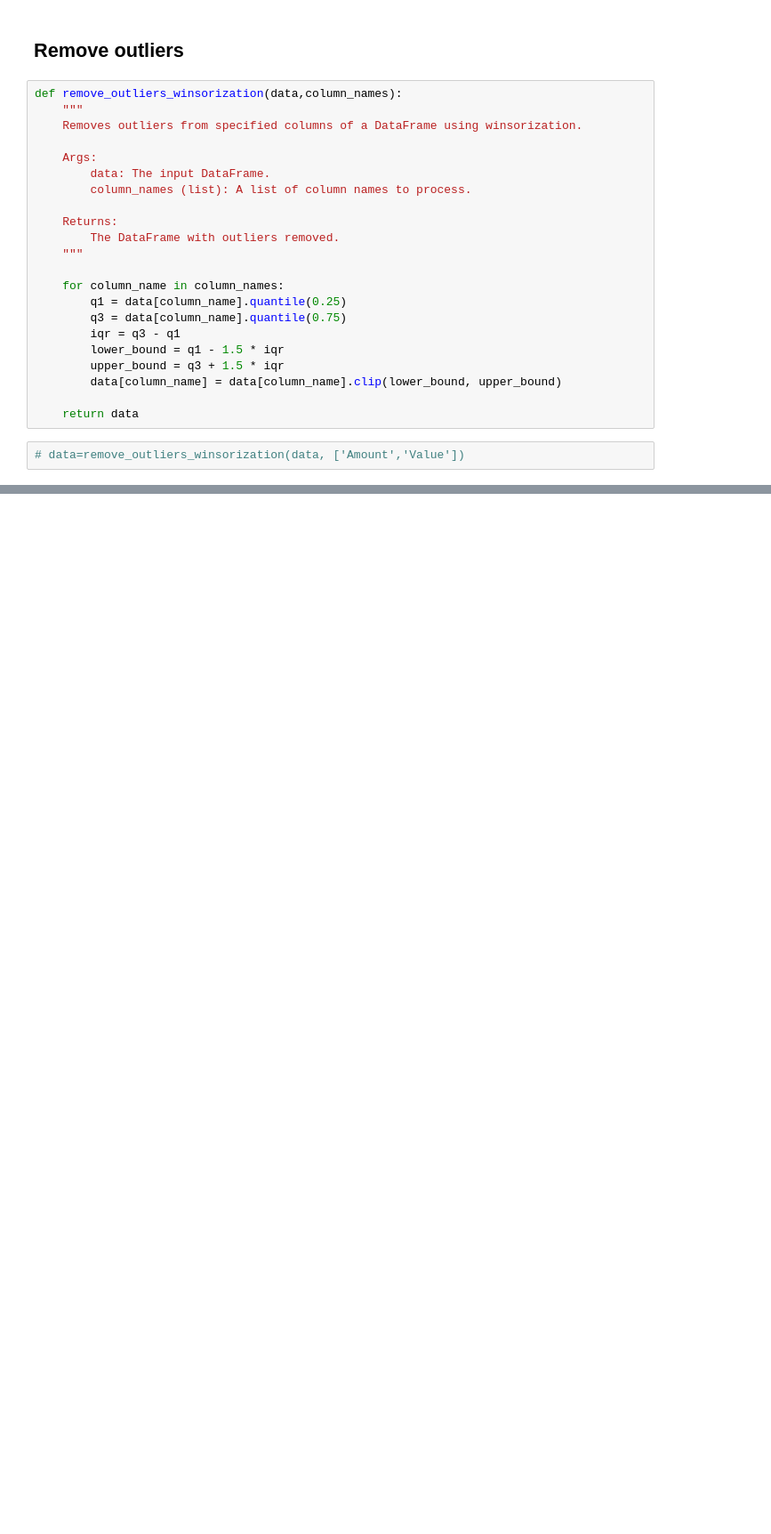
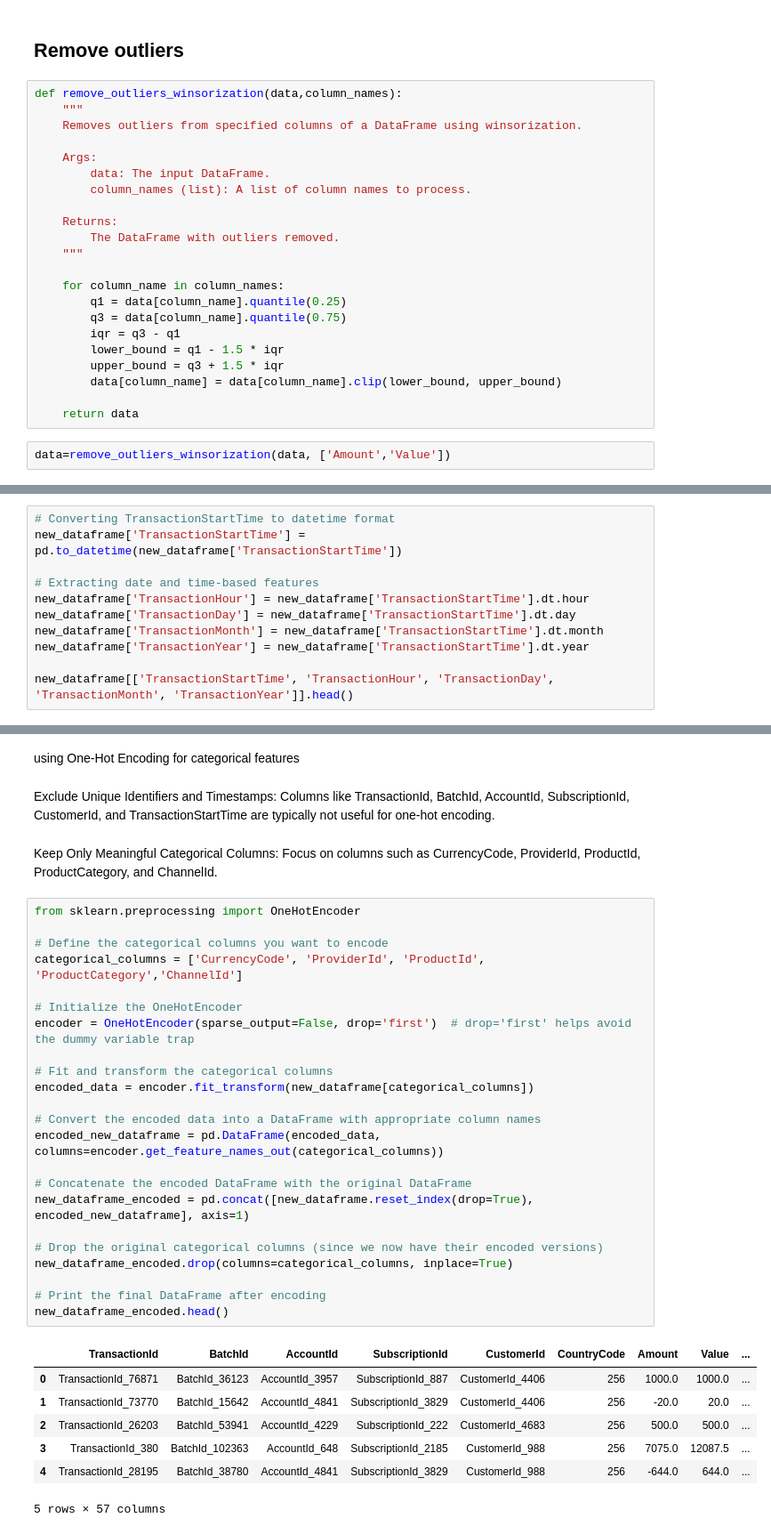
Before and after one commit to GuleWako/Credit-Risk-Analysis, a Jupyter notebook: notebooks/creditRiskAnalysis.ipynb, the cells around one changed output, grey strips where cells are left out. Shown: that part at 89% size. Cells and saved outputs as stored; diff of their text form; blank space fills up the shorter version.

Commit message:
aggregate features and extract date and time features

```diff
--- a/notebooks/creditRiskAnalysis.ipynb
+++ b/notebooks/creditRiskAnalysis.ipynb
@@ -319,4 +312,4 @@ def remove_outliers_winsorization(data,column_names):
 
     return data
 # %%
-# data=remove_outliers_winsorization(data, ['Amount','Value'])
+data=remove_outliers_winsorization(data, ['Amount','Value'])
@@ -336,0 +372,11 @@ def remove_outliers_winsorization(data,column_names):
+# %%
+# Converting TransactionStartTime to datetime format
+new_dataframe['TransactionStartTime'] = pd.to_datetime(new_dataframe['TransactionStartTime'])
+
+# Extracting date and time-based features
+new_dataframe['TransactionHour'] = new_dataframe['TransactionStartTime'].dt.hour
+new_dataframe['TransactionDay'] = new_dataframe['TransactionStartTime'].dt.day
+new_dataframe['TransactionMonth'] = new_dataframe['TransactionStartTime'].dt.month
+new_dataframe['TransactionYear'] = new_dataframe['TransactionStartTime'].dt.year
+
+new_dataframe[['TransactionStartTime', 'TransactionHour', 'TransactionDay', 'TransactionMonth', 'TransactionYear']].head()
@@ -336,0 +392,37 @@ def remove_outliers_winsorization(data,column_names):
+# %% [markdown]
+ using One-Hot Encoding for categorical features
+# %% [markdown]
+Exclude Unique Identifiers and Timestamps: Columns like TransactionId, BatchId, AccountId, SubscriptionId, CustomerId, and TransactionStartTime are typically not useful for one-hot encoding.
+# %% [markdown]
+Keep Only Meaningful Categorical Columns: Focus on columns such as CurrencyCode, ProviderId, ProductId, ProductCategory, and ChannelId.
+# %%
+from sklearn.preprocessing import OneHotEncoder
+
+# Define the categorical columns you want to encode
+categorical_columns = ['CurrencyCode', 'ProviderId', 'ProductId', 'ProductCategory','ChannelId']
+
+# Initialize the OneHotEncoder
+encoder = OneHotEncoder(sparse_output=False, drop='first')  # drop='first' helps avoid the dummy variable trap
+
+# Fit and transform the categorical columns
+encoded_data = encoder.fit_transform(new_dataframe[categorical_columns])
+
+# Convert the encoded data into a DataFrame with appropriate column names
+encoded_new_dataframe = pd.DataFrame(encoded_data, columns=encoder.get_feature_names_out(categorical_columns))
+
+# Concatenate the encoded DataFrame with the original DataFrame
+new_dataframe_encoded = pd.concat([new_dataframe.reset_index(drop=True), encoded_new_dataframe], axis=1)
+
+# Drop the original categorical columns (since we now have their encoded versions)
+new_dataframe_encoded.drop(columns=categorical_columns, inplace=True)
+
+# Print the final DataFrame after encoding
+new_dataframe_encoded.head()
+# %% [output]
+|  | TransactionId | BatchId | AccountId | SubscriptionId | CustomerId | CountryCode | Amount | Value | ... |
+| 0 | TransactionId_76871 | BatchId_36123 | AccountId_3957 | SubscriptionId_887 | CustomerId_4406 | 256 | 1000.0 | 1000.0 | ... |
+| 1 | TransactionId_73770 | BatchId_15642 | AccountId_4841 | SubscriptionId_3829 | CustomerId_4406 | 256 | -20.0 | 20.0 | ... |
+| 2 | TransactionId_26203 | BatchId_53941 | AccountId_4229 | SubscriptionId_222 | CustomerId_4683 | 256 | 500.0 | 500.0 | ... |
+| 3 | TransactionId_380 | BatchId_102363 | AccountId_648 | SubscriptionId_2185 | CustomerId_988 | 256 | 7075.0 | 12087.5 | ... |
+| 4 | TransactionId_28195 | BatchId_38780 | AccountId_4841 | SubscriptionId_3829 | CustomerId_988 | 256 | -644.0 | 644.0 | ... |
+5 rows × 57 columns
```
Also changed, not shown: parts of 28 cells of this notebook.
